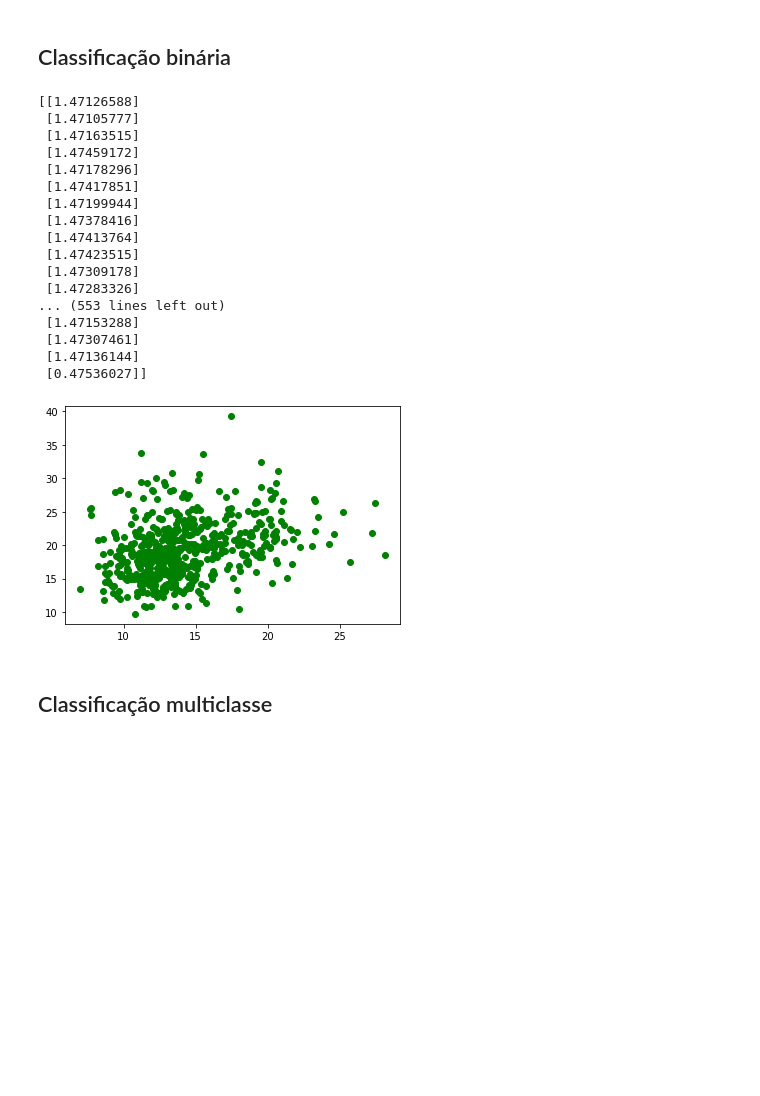
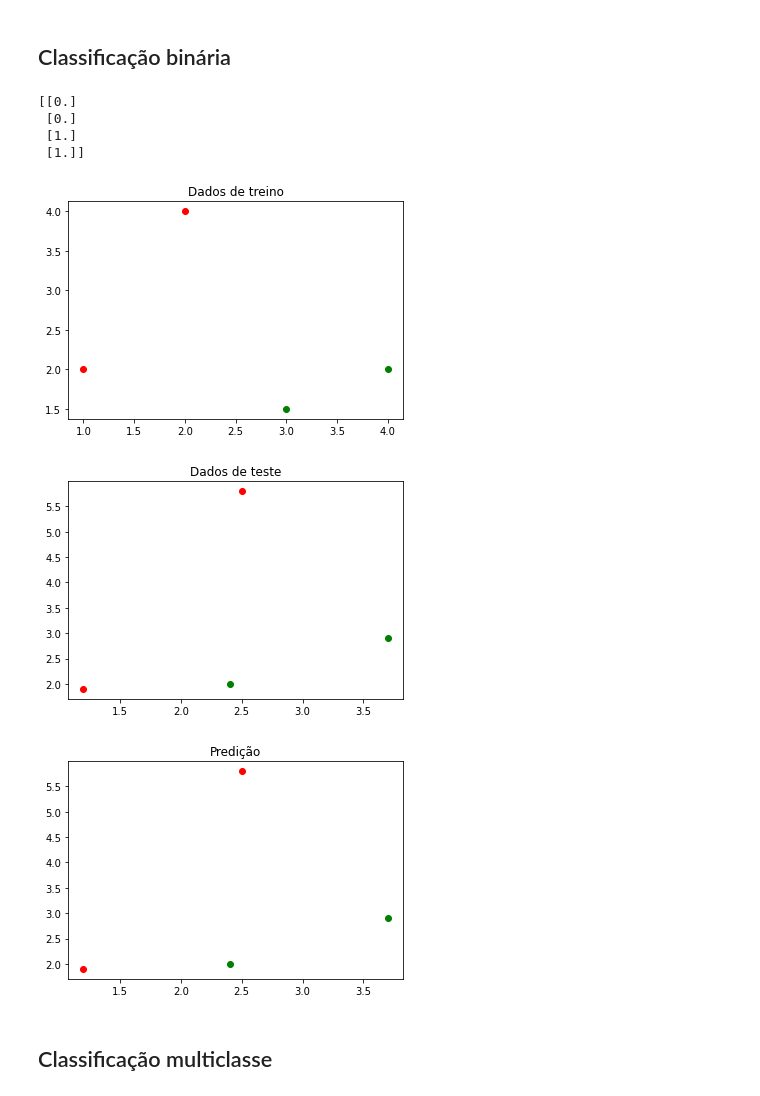
Before and after one commit to Walrusbane524/Aprendizagem-de-M-quina, a Jupyter notebook: Regressão Logística.ipynb, the cells around one changed output. Cells and saved outputs as stored; diff of their text form; code cells hidden in the pictures; blank space fills up the shorter version.

```diff
--- a/Regressão Logística.ipynb
+++ b/Regressão Logística.ipynb
@@ -75,11 +75,8 @@ class BinaryLogisticalRegression:
         for t in range(max_iterations):
             yhat = self.logit(self.x @ self.w)
             e = self.y - yhat
-            self.w[0] = self.w[0] + (alpha/n * e.sum())
-            for column in range(1, len(self.w)):
-                self.w[column] = self.w[column] + alpha/n * ((e * self.x[:,[column]]).sum())
 
-        self.MSE = ((e ** 2).sum())/(2*n)
+            self.w = self.w + (alpha/n) * (self.x.T @ e)
 
     def test(self):
         return self.y - (self.x @ self.w)
@@ -87,48 +84,69 @@ class BinaryLogisticalRegression:
     def predict(self, x, addOnes = True):
         if addOnes:
             x = np.c_[np.ones(x.shape[0]), x]
-        y_pred = np.sign(x @ self.w)
-        y_pred[y_pred == -1] = 0
+        y_pred = self.logit(x @ self.w)
+        y_pred[y_pred > 0.5] = 1
+        y_pred[y_pred <= 0.5] = 0
         return y_pred
 # %%
-
 x = np.array([[1,   2],
               [2,   4],
               [3, 1.5],
               [4,   2]])
 
+x2 = np.array([[1.2, 1.9],
+               [2.5, 5.8],
+               [2.4, 2.0],
+               [3.7, 2.9]])
+
 y = np.array([0, 0, 1, 1]).reshape(-1,1)
 
+y2 = np.array([0, 0, 1, 1]).reshape(-1,1)
+
 regression = BinaryLogisticalRegression(x, y)
-regression.trainGD(alpha=0.1, max_iterations = 100)
-print(regression.test())
-ypredict = regression.predict(x)
+regression.trainGD(alpha=0.01, max_iterations = 400)
+
+y_predict = regression.predict(x2)
+
+print(y_predict)
+
+plt.title("Dados de treino")
 
 for i in range(x.shape[0]):
-    if ypredict[i] == 0:
+    if y[i] == 0:
         plt.plot(x[i,0], x[i,1], 'ro')
     else:
         plt.plot(x[i,0], x[i,1], 'go')
+
 plt.show()
+
+plt.title("Dados de teste")
+
+for i in range(x2.shape[0]):
+    if y2[i] == 0:
+        plt.plot(x2[i,0], x2[i,1], 'ro')
+    else:
+        plt.plot(x2[i,0], x2[i,1], 'go')
+
+plt.show()
+
+plt.title("Predição")
+
+for i in range(x2.shape[0]):
+    if y_predict[i] == 0:
+        plt.plot(x2[i,0], x2[i,1], 'ro')
+    else:
+        plt.plot(x2[i,0], x2[i,1], 'go')
+
+plt.show()
 # %% [output]
-[[1.47126588]
- [1.47105777]
- [1.47163515]
- [1.47459172]
- [1.47178296]
- [1.47417851]
- [1.47199944]
- [1.47378416]
- [1.47413764]
- [1.47423515]
- [1.47309178]
- [1.47283326]
-... (553 lines left out)
- [1.47153288]
- [1.47307461]
- [1.47136144]
- [0.47536027]]
+[[0.]
+ [0.]
+ [1.]
+ [1.]]
-[figure, old version]
+[figure, new version]
+[figure, added]
+[figure, added]
 # %% [markdown]
 ## Classificação multiclasse
 # %%
```
Also changed, not shown: parts of 2 cells of this notebook, 1 other file.
